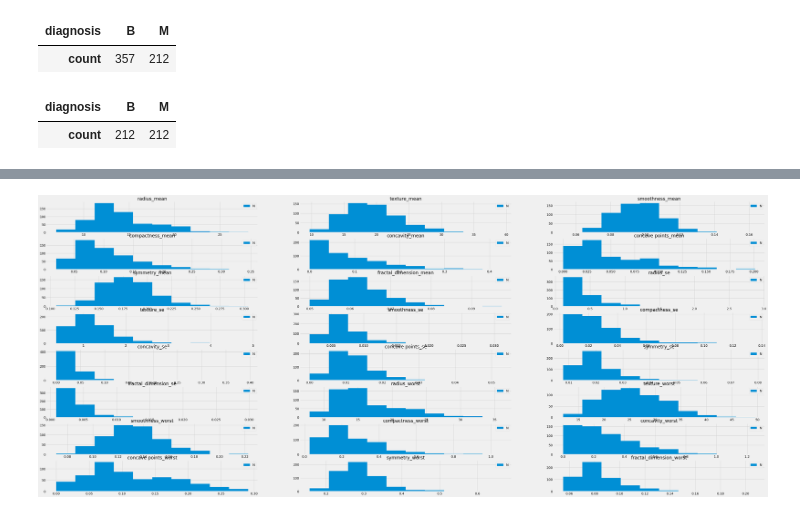
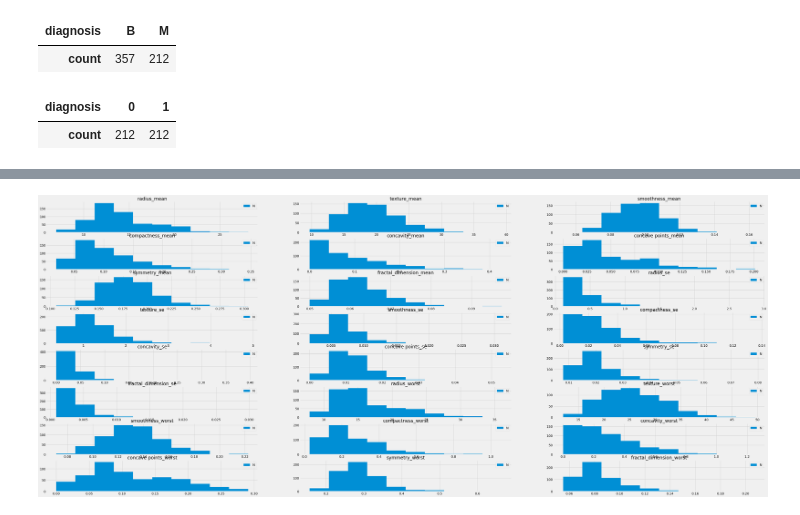
Before and after one commit to Feinst69/building-perceptron, a Jupyter notebook: data_analysis_prep.ipynb, the cells around one changed output, grey strips where cells are left out. Drawn from its saved outputs; the diff is of its cells as text; code cells hidden in the pictures.

```diff
--- a/data_analysis_prep.ipynb
+++ b/data_analysis_prep.ipynb
@@ -251,12 +264,15 @@ y.value_counts().to_frame().T
 # %%
 # Instantiate the undersampler
 undersampler = RandomUnderSampler()
 
 # Apply undersampling to your dataset
 df_resampled, y_resampled = undersampler.fit_resample(df, y)
+
+# Transforming diagnos into Boolean
+y_resampled = y_resampled.map({'M': 1, 'B': 0})
 y_resampled.value_counts().to_frame().T
 # %% [output]
-| diagnosis | B | M |
+| diagnosis | 0 | 1 |
 | count | 212 | 212 |
 # %%
 # Each features histogram
```
Also changed, not shown: parts of 14 cells of this notebook.
